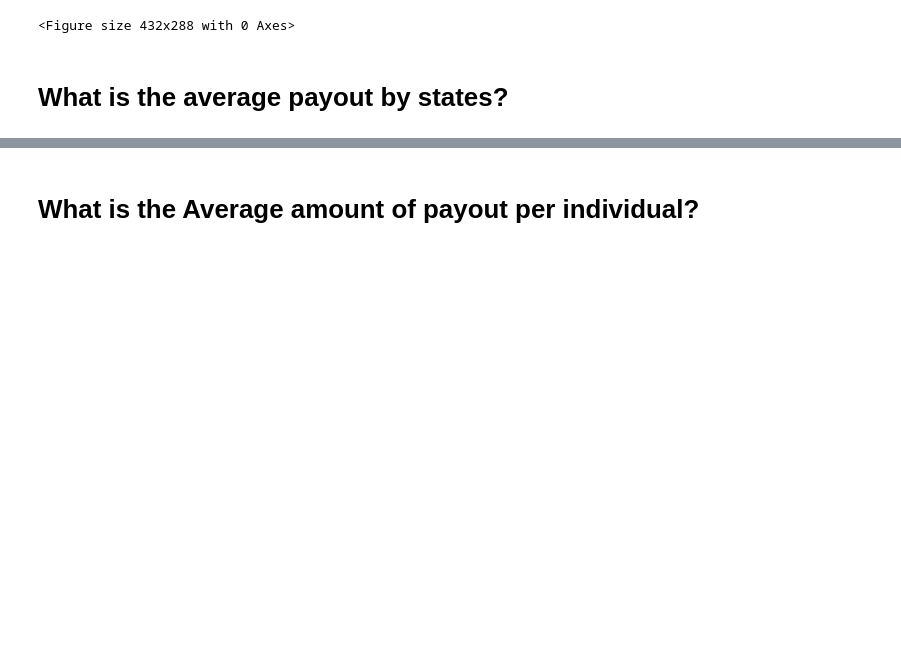
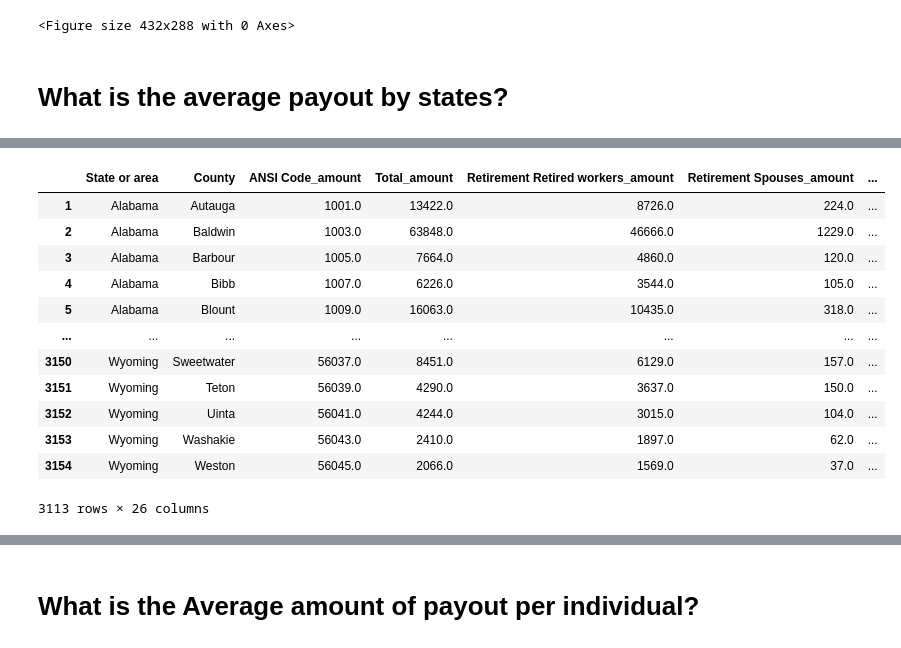
Before and after one commit to bernbr/group10_project1, a Jupyter notebook: Final Code.ipynb, the cells around one changed output, grey strips where cells are left out. Saved outputs shown, nothing was run; the diff lists cells and outputs as text; code cells hidden in the pictures; blank space fills up the shorter version.

```diff
--- a/Final Code.ipynb
+++ b/Final Code.ipynb
@@ -698,0 +712,20 @@ tick_locations = [value for value in x_axis]
+# %%
+# Filtering to see only the 50 states in the data for 2015
+fiftystates_2015 = df_2015.loc[df_2015['State or area'].isin(['Alabama', 'Alaska','Arizona','Arkansas','California','Colorado','Connecticut', 'Delaware', 'Florida','Georgia', 'Hawaii','Idaho','Illinois','Indiana','Iowa','Kansas','Kentucky','Louisiana','Maine','Maryland'
+                                                             'Massachusetts','Michigan','Minnesota','Mississippi','Missouri','Montana','Nebraska','Nevada','New Hampshire','New Jersey', 'New Mexico', 'New York','North Carolina','North Dakota','Ohio','Oklahoma','Oregon',
+                                                             'Pennsylvania','Rhode Island', 'South Carolina','South Dakota','Tennessee','Texas','Utah','Vermont','Virginia','Washington','West Virginia', 'Wisconsin','Wyoming'])]
+fiftystates_2015
+# %% [output]
+|  | State or area | County | ANSI Code_amount | Total_amount | Retirement Retired workers_amount | Retirement Spouses_amount | ... |
+| 1 | Alabama | Autauga | 1001.0 | 13422.0 | 8726.0 | 224.0 | ... |
+| 2 | Alabama | Baldwin | 1003.0 | 63848.0 | 46666.0 | 1229.0 | ... |
+| 3 | Alabama | Barbour | 1005.0 | 7664.0 | 4860.0 | 120.0 | ... |
+| 4 | Alabama | Bibb | 1007.0 | 6226.0 | 3544.0 | 105.0 | ... |
+| 5 | Alabama | Blount | 1009.0 | 16063.0 | 10435.0 | 318.0 | ... |
+| ... | ... | ... | ... | ... | ... | ... | ... |
+| 3150 | Wyoming | Sweetwater | 56037.0 | 8451.0 | 6129.0 | 157.0 | ... |
+| 3151 | Wyoming | Teton | 56039.0 | 4290.0 | 3637.0 | 150.0 | ... |
+| 3152 | Wyoming | Uinta | 56041.0 | 4244.0 | 3015.0 | 104.0 | ... |
+| 3153 | Wyoming | Washakie | 56043.0 | 2410.0 | 1897.0 | 62.0 | ... |
+| 3154 | Wyoming | Weston | 56045.0 | 2066.0 | 1569.0 | 37.0 | ... |
+3113 rows × 26 columns
```
Also changed, not shown: parts of 16 cells of this notebook.
